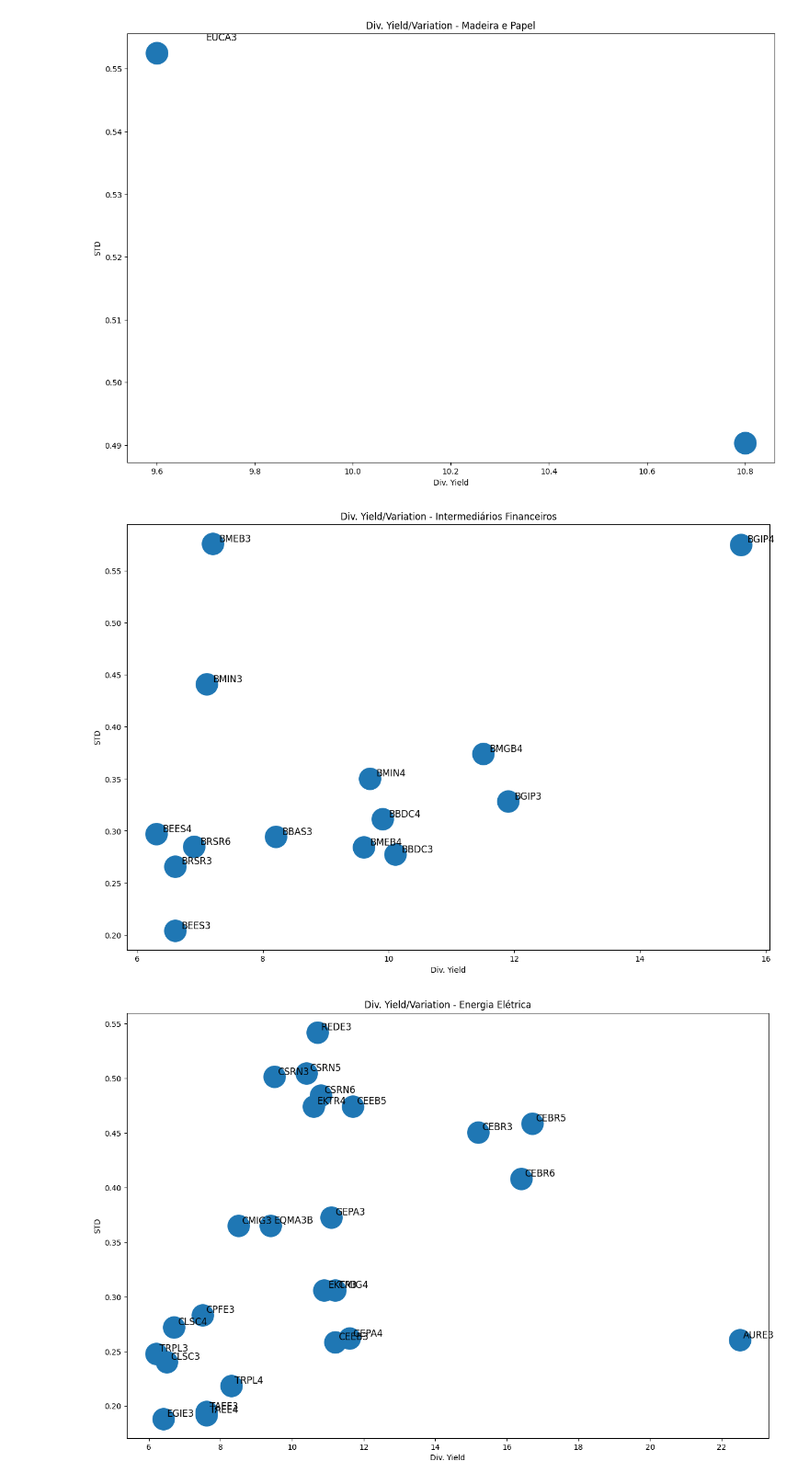
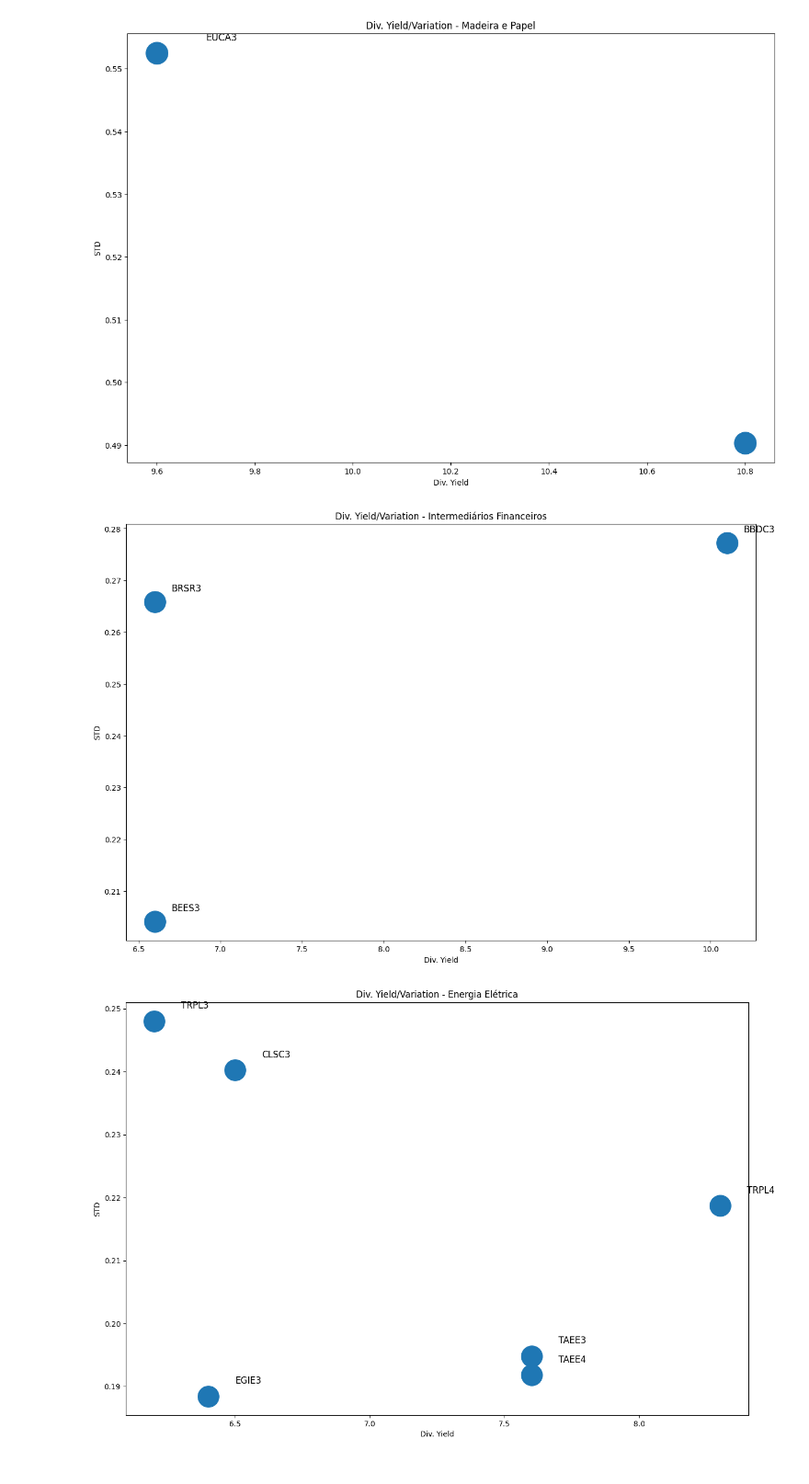
Before and after one commit to DouglasVolcato/brazilian-stock-market-analysis, a Jupyter notebook: main.ipynb, the cells around one changed output. Shown at 92% size. Cells and saved outputs as stored; diff of their text form; code cells hidden in the pictures.

```diff
--- a/main.ipynb
+++ b/main.ipynb
@@ -250,7 +268,12 @@ financial_data
 | 128 | SLCE3 | Agropecuária | Agricultura | 6.8 | 7.26 | SLCE3.SA | 0.312446 |
 | 179 | AGRO3 | Agropecuária | Agricultura | 12.0 | 10.69 | AGRO3.SA | 0.351852 |
 # %%
+# plot the stocks by sector
 financial_data_saneamento = financial_data[financial_data['Setor'] == 'Água e Saneamento']
+
+# remove stocks with higher risk, above the mean of std
+while(financial_data_saneamento['nome'].count() > 7):
+    financial_data_saneamento = financial_data_saneamento[financial_data_saneamento['std'] < financial_data_saneamento['std'].mean()]
 
 fig, ax = plt.subplots(figsize=(15, 10))
 
@@ -267,7 +290,12 @@ plt.show()
 # %% [output]
 [figure]
 # %%
+# plot the stocks by sector
 financial_data_mineracao = financial_data[financial_data['Setor'] == 'Mineração']
+
+# remove stocks with higher risk, above the mean of std
+while(financial_data_mineracao['nome'].count() > 7):
+    financial_data_mineracao = financial_data_mineracao[financial_data_mineracao['std'] < financial_data_mineracao['std'].mean()]
 
 fig, ax = plt.subplots(figsize=(15, 10))
 
@@ -284,7 +312,12 @@ plt.show()
 # %% [output]
 [figure]
 # %%
+# plot the stocks by sector
 financial_data_papel = financial_data[financial_data['Setor'] == 'Madeira e Papel']
+
+# remove stocks with higher risk, above the mean of std
+while(financial_data_papel['nome'].count() > 7):
+    financial_data_papel = financial_data_papel[financial_data_papel['std'] < financial_data_papel['std'].mean()]
 
 fig, ax = plt.subplots(figsize=(15, 10))
 
@@ -301,7 +334,12 @@ plt.show()
 # %% [output]
 [figure]
 # %%
+# plot the stocks by sector
 financial_data_banco = financial_data[financial_data['Setor'] == 'Intermediários Financeiros']
+
+# remove stocks with higher risk, above the mean of std
+while(financial_data_banco['nome'].count() > 7):
+    financial_data_banco = financial_data_banco[financial_data_banco['std'] < financial_data_banco['std'].mean()]
 
 fig, ax = plt.subplots(figsize=(15, 10))
 
@@ -316,22 +354,27 @@ for i in financial_data_banco.index:
 
 plt.show()
 # %% [output]
-[figure, old version]
+[figure, new version]
 # %%
+# plot the stocks by sector
 financial_data_energia = financial_data[financial_data['Setor'] == 'Energia Elétrica']
+
+# remove stocks with higher risk, above the mean of std
+while(financial_data_energia['nome'].count() > 7):
+    financial_data_energia = financial_data_energia[financial_data_energia['std'] < financial_data_energia['std'].mean()]
 
 fig, ax = plt.subplots(figsize=(15, 10))
 
 plt.scatter(financial_data_energia['Div. Yield'], financial_data_energia['std'], s=800)
 
 plt.xlabel('Div. Yield')
 plt.ylabel('STD')
 plt.title('Div. Yield/Variation - Energia Elétrica')
 
 for i in financial_data_energia.index:
     plt.annotate(financial_data_energia.loc[i, 'nome'], xy=(financial_data_energia.loc[i, 'Div. Yield'] + 0.1, financial_data_energia.loc[i, 'std'] + 0.002), size=12)
 
 plt.show()
 # %% [output]
-[figure, old version]
+[figure, new version]
 # %%
```
Also changed, not shown: parts of 7 cells of this notebook.
